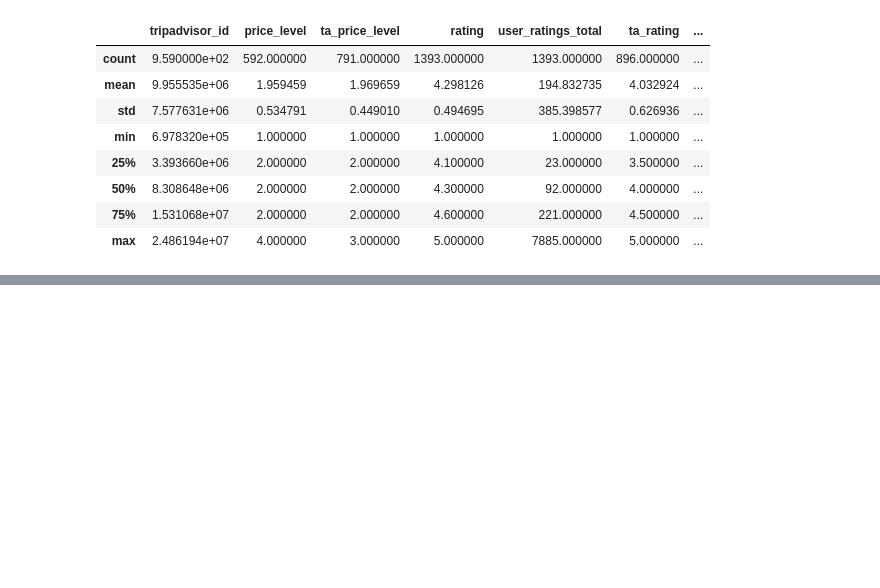
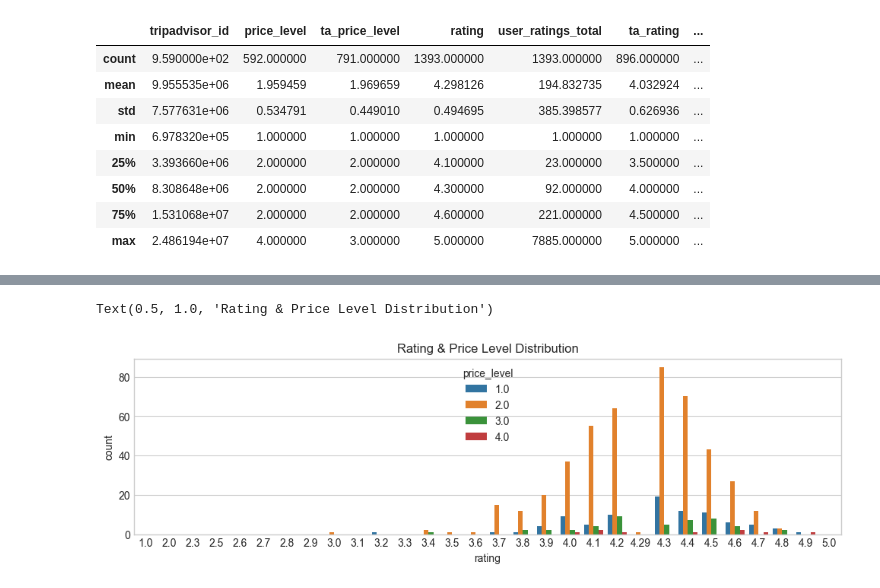
Before and after one commit to burakonurlu/best_restaurant_location, a Jupyter notebook: notebooks/Data_Exploration_Combined_Data_YA.ipynb, the cells around one changed output, grey strips where cells are left out. Saved outputs shown, nothing was run; the diff lists cells and outputs as text; code cells hidden in the pictures; blank space fills up the shorter version.

```diff
--- a/notebooks/Data_Exploration_Combined_Data_YA.ipynb
+++ b/notebooks/Data_Exploration_Combined_Data_YA.ipynb
@@ -198,0 +194,7 @@ ValueError: shape mismatch: objects cannot be broadcast to a single shape.  Mism
+# %%
+fig = plt.figure(figsize=(12,3))
+sns.countplot(x='rating', hue='price_level', data=df)
+plt.title("Rating & Price Level Distribution")
+# %% [output]
+Text(0.5, 1.0, 'Rating & Price Level Distribution')
+[figure, added]
```
Also changed, not shown: parts of 34 cells of this notebook.
